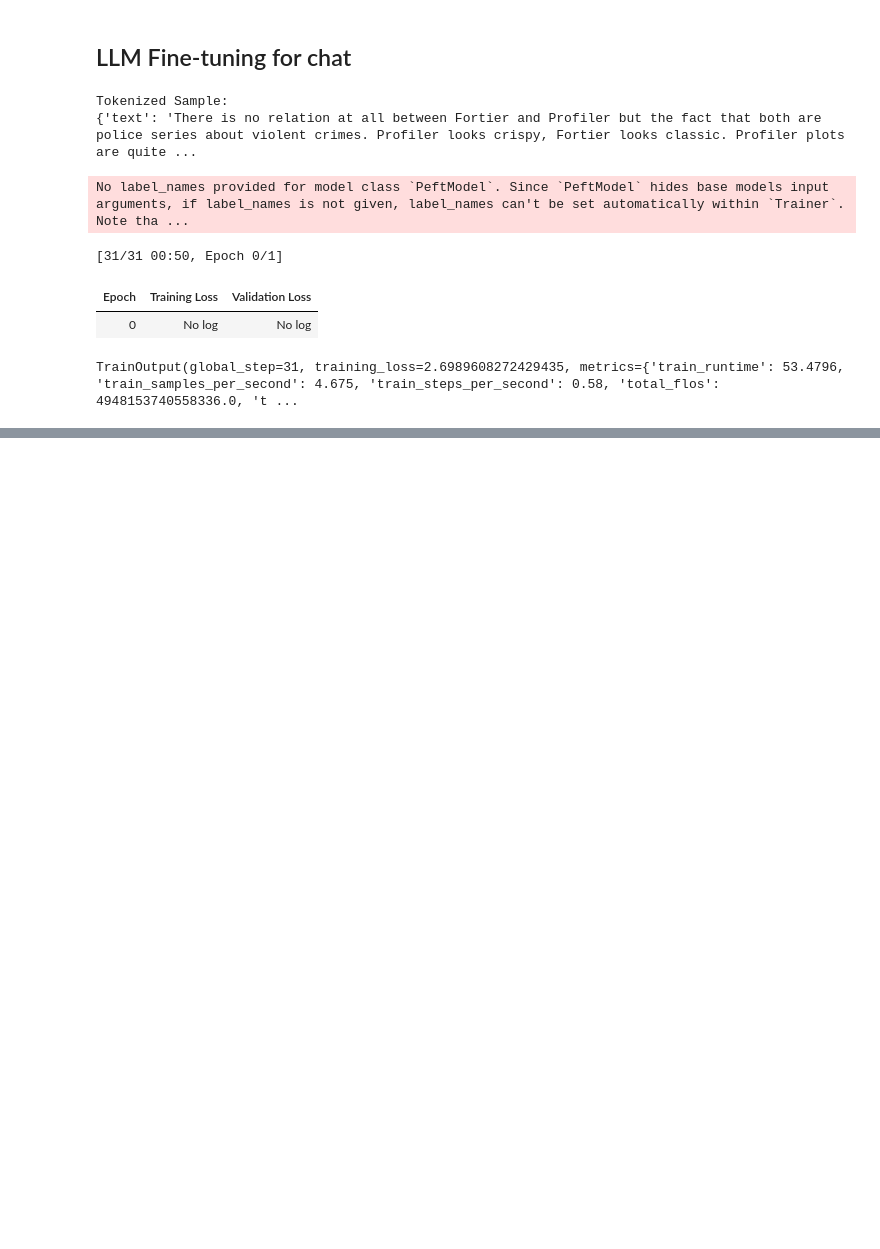
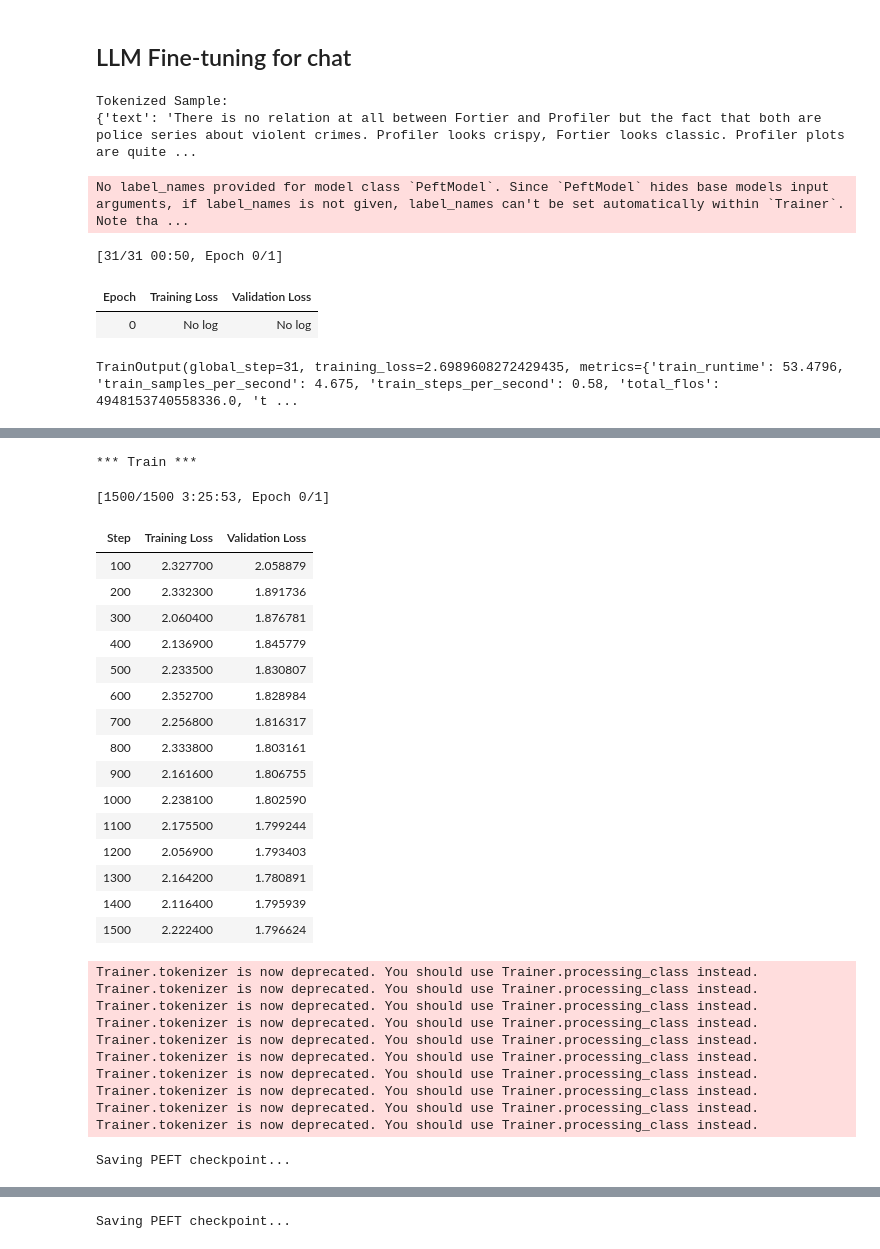
Before and after one commit to Kata823/llm_finetuning, a Jupyter notebook: notebooks/performance_comparison.ipynb, the cells around one changed output, grey strips where cells are left out. Cells and saved outputs as stored; diff of their text form; code cells hidden in the pictures; blank space fills up the shorter version.

```diff
--- a/notebook/performance_comparison.ipynb
+++ b/notebooks/performance_comparison.ipynb
@@ -1007,0 +1702,2 @@ TrainOutput(global_step=31, training_loss=2.6989608272429435, metrics={'train_ru
+# %%
+data_module = make_data_module(tokenizer=tokenizer, args=args)
@@ -1007,0 +1814,31 @@ TrainOutput(global_step=31, training_loss=2.6989608272429435, metrics={'train_ru
+# %%
+def print_trainable_parameters(args, model):
+    """
+    Prints the number of trainable parameters in the model.
+    """
+    trainable_params = 0
+    all_param = 0
+    for _, param in model.named_parameters():
+        all_param += param.numel()
+        if param.requires_grad:
+            trainable_params += param.numel()
+    if args.bits == 4: trainable_params /= 2
+    print(
+        f"trainable params: {trainable_params} || "
+        f"all params: {all_param} || "
+        f"trainable: {100 * trainable_params / all_param}"
+    )
+
+# Verifying the datatypes and parameter counts before training.
+print_trainable_parameters(args, model)
+dtypes = {}
+for _, p in model.named_parameters():
+    dtype = p.dtype
+    if dtype not in dtypes: dtypes[dtype] = 0
+    dtypes[dtype] += p.numel()
+total = 0
+for k, v in dtypes.items(): total+= v
+for k, v in dtypes.items():
+    print(k, v, v/total)
+
+all_metrics = {"run_name": args.run_name}
@@ -1007,0 +1856,42 @@ TrainOutput(global_step=31, training_loss=2.6989608272429435, metrics={'train_ru
+# %%
+# Training
+if args.do_train:
+    print("*** Train ***")
+    # Note: `resume_from_checkpoint` not supported for adapter checkpoints by HF.
+    # Currently adapter checkpoint is reloaded as expected but optimizer/scheduler states are not.
+    train_result = trainer.train()
+    metrics = train_result.metrics
+    trainer.log_metrics("train", metrics)
+    trainer.save_metrics("train", metrics)
+    trainer.save_state()
+    all_metrics.update(metrics)
+# %% [output]
+*** Train ***
+[1500/1500 3:25:53, Epoch 0/1]
+| Step | Training Loss | Validation Loss |
+| 100 | 2.327700 | 2.058879 |
+| 200 | 2.332300 | 1.891736 |
+| 300 | 2.060400 | 1.876781 |
+| 400 | 2.136900 | 1.845779 |
+| 500 | 2.233500 | 1.830807 |
+| 600 | 2.352700 | 1.828984 |
+| 700 | 2.256800 | 1.816317 |
+| 800 | 2.333800 | 1.803161 |
+| 900 | 2.161600 | 1.806755 |
+| 1000 | 2.238100 | 1.802590 |
+| 1100 | 2.175500 | 1.799244 |
+| 1200 | 2.056900 | 1.793403 |
+| 1300 | 2.164200 | 1.780891 |
+| 1400 | 2.116400 | 1.795939 |
+| 1500 | 2.222400 | 1.796624 |
+Trainer.tokenizer is now deprecated. You should use Trainer.processing_class instead.
+Trainer.tokenizer is now deprecated. You should use Trainer.processing_class instead.
+Trainer.tokenizer is now deprecated. You should use Trainer.processing_class instead.
+Trainer.tokenizer is now deprecated. You should use Trainer.processing_class instead.
+Trainer.tokenizer is now deprecated. You should use Trainer.processing_class instead.
+Trainer.tokenizer is now deprecated. You should use Trainer.processing_class instead.
+Trainer.tokenizer is now deprecated. You should use Trainer.processing_class instead.
+Trainer.tokenizer is now deprecated. You should use Trainer.processing_class instead.
+Trainer.tokenizer is now deprecated. You should use Trainer.processing_class instead.
+Trainer.tokenizer is now deprecated. You should use Trainer.processing_class instead.
+Saving PEFT checkpoint...
@@ -1007,0 +1908 @@ TrainOutput(global_step=31, training_loss=2.6989608272429435, metrics={'train_ru
+Saving PEFT checkpoint...
```
Also changed, not shown: parts of 29 cells of this notebook, 20 other files.
